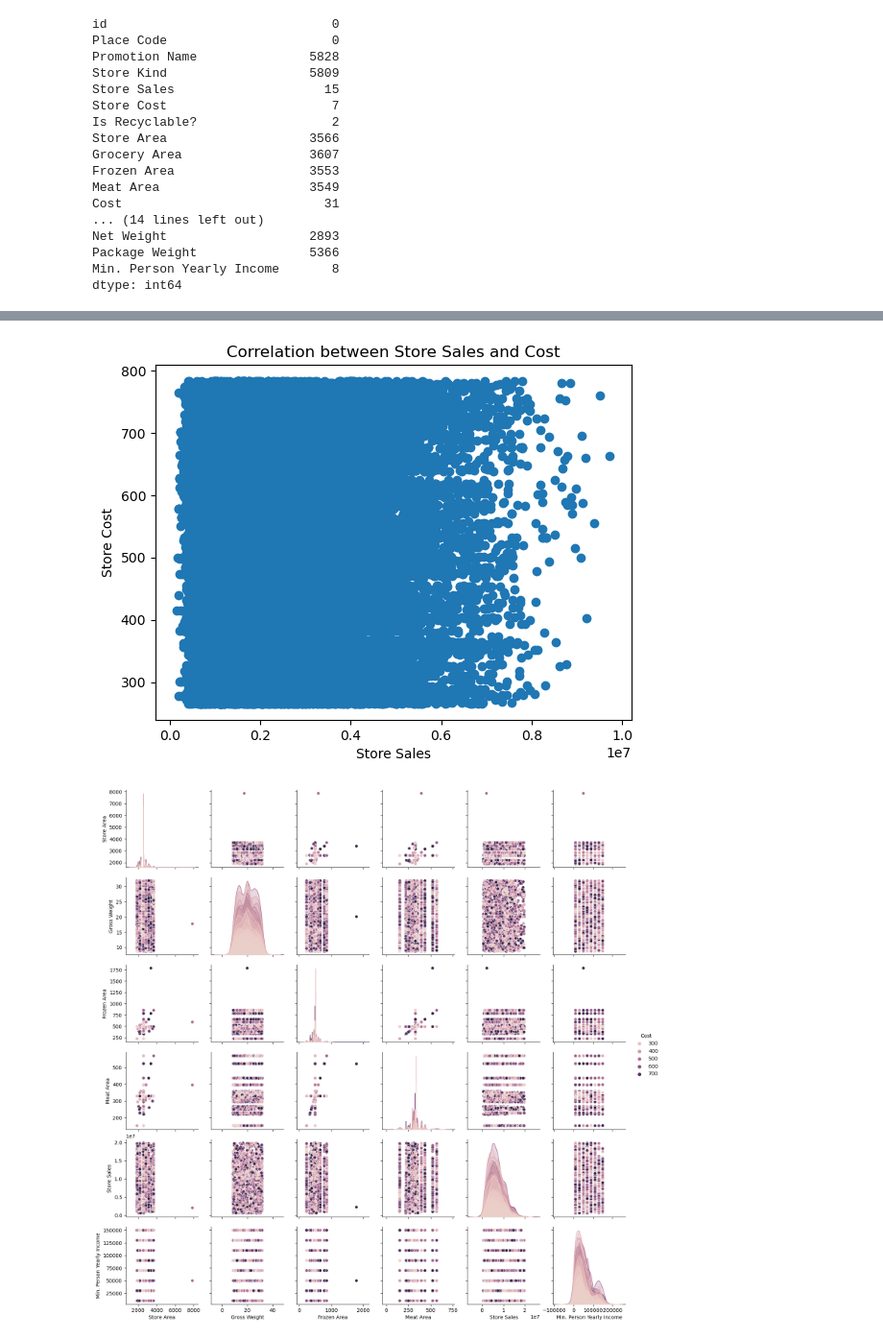
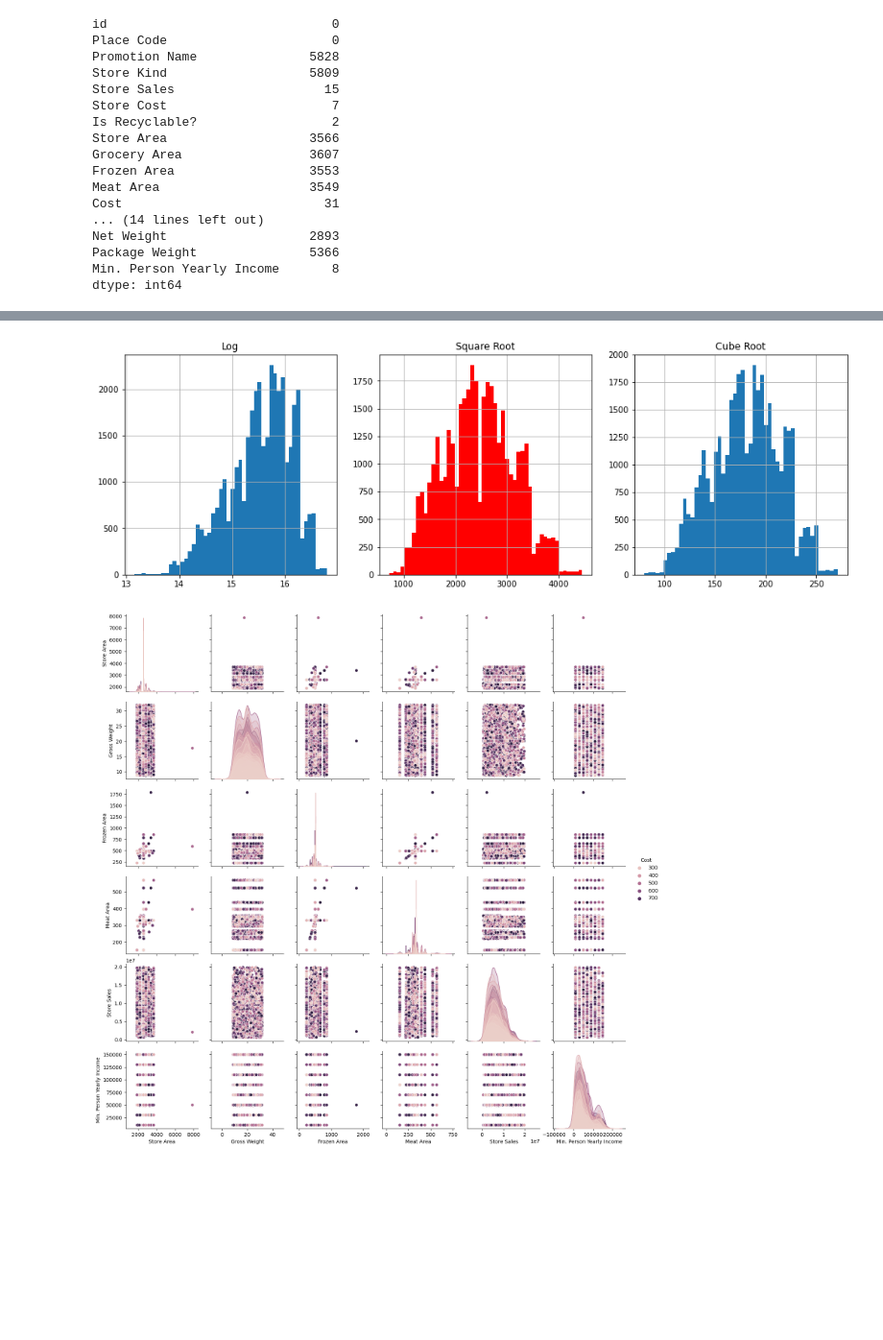
Before and after one commit to kershrita/Predicting-Market-Costs, a Jupyter notebook: EDA.ipynb, the cells around one changed output, grey strips where cells are left out. Shown at 96% size. Drawn from its saved outputs; the diff is of its cells as text; code cells hidden in the pictures; blank space fills up the shorter version.

```diff
--- a/EDA.ipynb
+++ b/EDA.ipynb
@@ -536,15 +85,0 @@ plt.show()
-# %%
-store_sales = df["Store Cost"]
-cost=df["Cost"]
-# Plot the points
-plt.scatter(store_sales, cost)
-
-# Add labels and title
-plt.xlabel("Store Sales")
-plt.ylabel("Store Cost")
-plt.title("Correlation between Store Sales and Cost")
-
-# Show the plot
-plt.show()
-# %% [output]
-[figure, removed]
@@ -558,3 +86,20 @@ plt.show()
+# %%
+plt.figure(figsize=(16, 5))
+plt.subplot(1, 3, 1)
+logg.hist(bins=50)
+plt.title('Log')
+
+plt.subplot(1, 3, 2)
+sqrtt.hist(bins=50, color="r")
+plt.title('Square Root')
+
+plt.subplot(1, 3, 3)
+cbrtt.hist(bins=50)
+plt.title('Cube Root')
+
+plt.show()
+# %% [output]
+[figure, added]
 # %%
 sns.pairplot(df, hue="Cost", vars=["Store Area",  "Gross Weight", "Frozen Area", "Meat Area","Store Sales","Min. Person Yearly Income"])
 plt.show()
```
Also changed, not shown: parts of 41 cells of this notebook.
